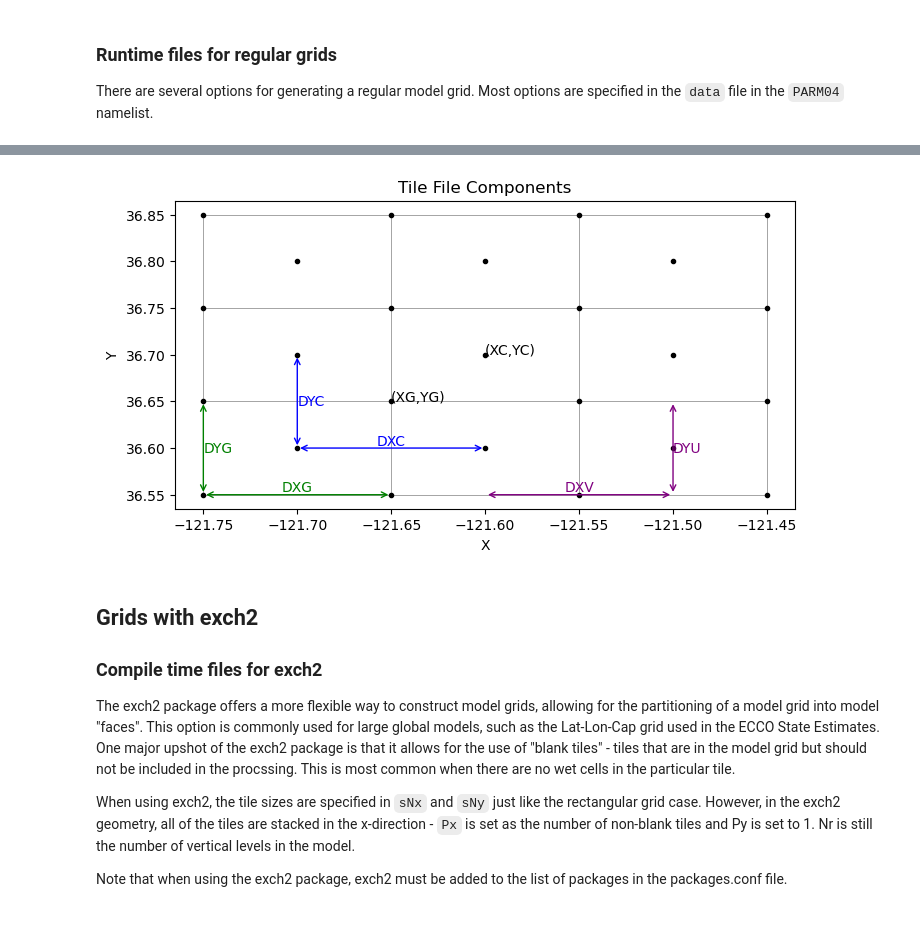
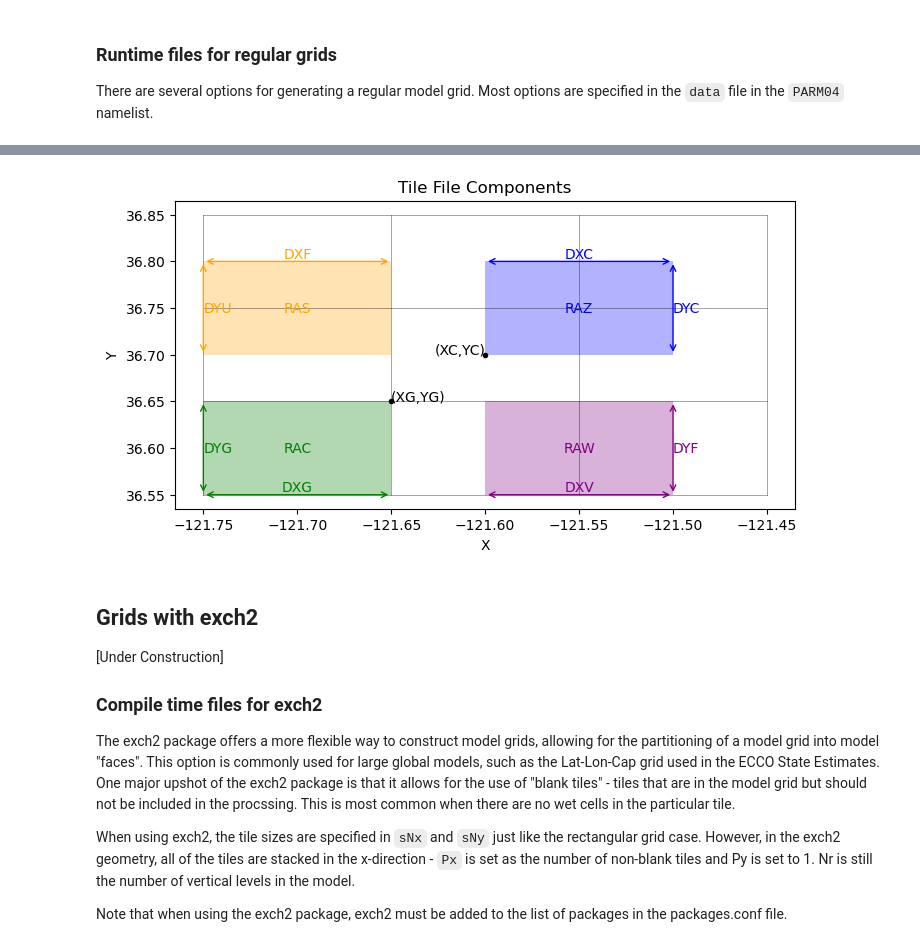
Before and after one commit to ProfMikeWood/ocean_modeling_book, a Jupyter notebook: _build/jupyter_execute/mitgcm/defining_the_grid.ipynb, the cells around one changed output, grey strips where cells are left out. Saved outputs shown, nothing was run; the diff lists cells and outputs as text; code cells hidden in the pictures.

```diff
--- a/_build/jupyter_execute/mitgcm/defining_the_grid.ipynb
+++ b/_build/jupyter_execute/mitgcm/defining_the_grid.ipynb
@@ -135,6 +135,8 @@ If you would like to create a tile file manually, it's highly recommended that y
 
 We can visualize these fields as follows:
 # %%
+from matplotlib.patches import Rectangle
+
 fig = plt.figure(figsize = (8,4))
 
 # define the grid
@@ -146,44 +148,64 @@ yc = np.arange(36.6,36.9,0.1)
 XC, YC = np.meshgrid(xc, yc)
 
 # plot the grid
 for i in range(len(xg)):
     plt.plot(xg[i]*np.ones((len(yg),)), yg, 'k-', linewidth=0.5, alpha = 0.5)
 for j in range(len(yg)):
     plt.plot(xg, yg[j]*np.ones((len(xg),)), 'k-', linewidth=0.5, alpha = 0.5)
-plt.plot(XC,YC,'k.')
-plt.plot(XG,YG,'k.')
+# plt.plot(XC,YC,'k.')
+# plt.plot(XG,YG,'k.')
 
 # annotate
-plt.text(xc[1],yc[1],'(XC,YC)')
+plt.text(xc[1],yc[1],'(XC,YC)', ha='right')
 plt.text(xg[1],yg[1],'(XG,YG)')
+plt.plot(xc[1],yc[1],'k.')
+plt.plot(xg[1],yg[1],'k.')
 
-plt.annotate('', xy=(xc[0],yc[0]), xytext=(xc[1],yc[0]), arrowprops=dict(arrowstyle='<->', color='blue'))
-plt.text(xg[1],yc[0],'DXC',color='blue',ha='center',va='bottom')
-plt.annotate('', xy=(xc[0],yc[0]), xytext=(xc[0],yc[1]), arrowprops=dict(arrowstyle='<->', color='blue'))
-plt.text(xc[0],yg[1],'DYC',color='blue',ha='left',va='center')
+plt.annotate('', xy=(xc[1],yc[2]), xytext=(xc[2],yc[2]), arrowprops=dict(arrowstyle='<->', color='blue'))
+plt.text(xg[2],yc[2],'DXC',color='blue',ha='center',va='bottom')
+plt.annotate('', xy=(xc[2],yc[1]), xytext=(xc[2],yc[2]), arrowprops=dict(arrowstyle='<->', color='blue'))
+plt.text(xc[2],yg[2],'DYC',color='blue',ha='left',va='center')
+plt.gca().add_patch(Rectangle((xc[1],yc[1]), xc[2]-xc[1], yc[2]-yc[1],
+                              facecolor='blue', alpha=0.3))
+plt.text(xg[2],yg[2],'RAZ',color='blue',ha='center',va='center')
+
+plt.annotate('', xy=(xg[0],yc[2]), xytext=(xg[1],yc[2]), arrowprops=dict(arrowstyle='<->', color='orange'))
+plt.text(xc[0],yc[2],'DXF',color='orange',ha='center',va='bottom')
+plt.annotate('', xy=(xg[0],yc[1]), xytext=(xg[0],yc[2]), arrowprops=dict(arrowstyle='<->', color='orange'))
+plt.text(xg[0],yg[2],'DYU',color='orange',ha='left',va='center')
+plt.gca().add_patch(Rectangle((xg[0],yc[1]), xg[2]-xg[1], yc[2]-yc[1],
+                              facecolor='orange', alpha=0.3))
+plt.text(xc[0],yg[2],'RAS',color='orange',ha='center',va='center')
 
 plt.annotate('', xy=(xg[0],yg[0]), xytext=(xg[1],yg[0]), arrowprops=dict(arrowstyle='<->', color='green'))
 plt.text(xc[0],yg[0],'DXG',color='green',ha='center',va='bottom')
 plt.annotate('', xy=(xg[0],yg[0]), xytext=(xg[0],yg[1]), arrowprops=dict(arrowstyle='<->', color='green'))
 plt.text(xg[0],yc[0],'DYG',color='green',ha='left',va='center')
+plt.gca().add_patch(Rectangle((xg[0],yg[0]), xg[1]-xg[0], yg[1]-yg[0],
+                              facecolor='green', alpha=0.3))
+plt.text(xc[0],yc[0],'RAC',color='green',ha='center',va='center')
 
 plt.annotate('', xy=(xc[1],yg[0]), xytext=(xc[2],yg[0]), arrowprops=dict(arrowstyle='<->', color='purple'))
 plt.text(xg[2],yg[0],'DXV',color='purple',ha='center',va='bottom')
 plt.annotate('', xy=(xc[2],yg[0]), xytext=(xc[2],yg[1]), arrowprops=dict(arrowstyle='<->', color='purple'))
-plt.text(xc[2],yc[0],'DYU',color='purple',ha='left',va='center')
+plt.text(xc[2],yc[0],'DYF',color='purple',ha='left',va='center')
+plt.gca().add_patch(Rectangle((xc[1],yg[0]), xc[2]-xc[1], yg[1]-yg[0],
+                              facecolor='purple', alpha=0.3))
+plt.text(xg[2],yc[0],'RAW',color='purple',ha='center',va='center')
 
 
 # format and show
 # plt.gca().set_xlim([-0.15,Nx+0.15])
 # plt.gca().set_ylim([-0.15,Ny+0.15])
 plt.xlabel('X')
 plt.ylabel('Y')
 plt.title('Tile File Components')
 plt.show()
 # %% [output]
-[figure, old version]
+[figure, new version]
 # %% [markdown]
 ## Grids with exch2
+[Under Construction]
 
 ### Compile time files for exch2
 The exch2 package offers a more flexible way to construct model grids, allowing for the partitioning of a model grid into model "faces". This option is commonly used for large global models, such as the Lat-Lon-Cap grid used in the ECCO State Estimates. One major upshot of the exch2 package is that it allows for the use of "blank tiles" - tiles that are in the model grid but should not be included in the procssing. This is most common when there are no wet cells in the particular tile.
```
Also changed, not shown: parts of 2 cells of this notebook, 18 other files.
